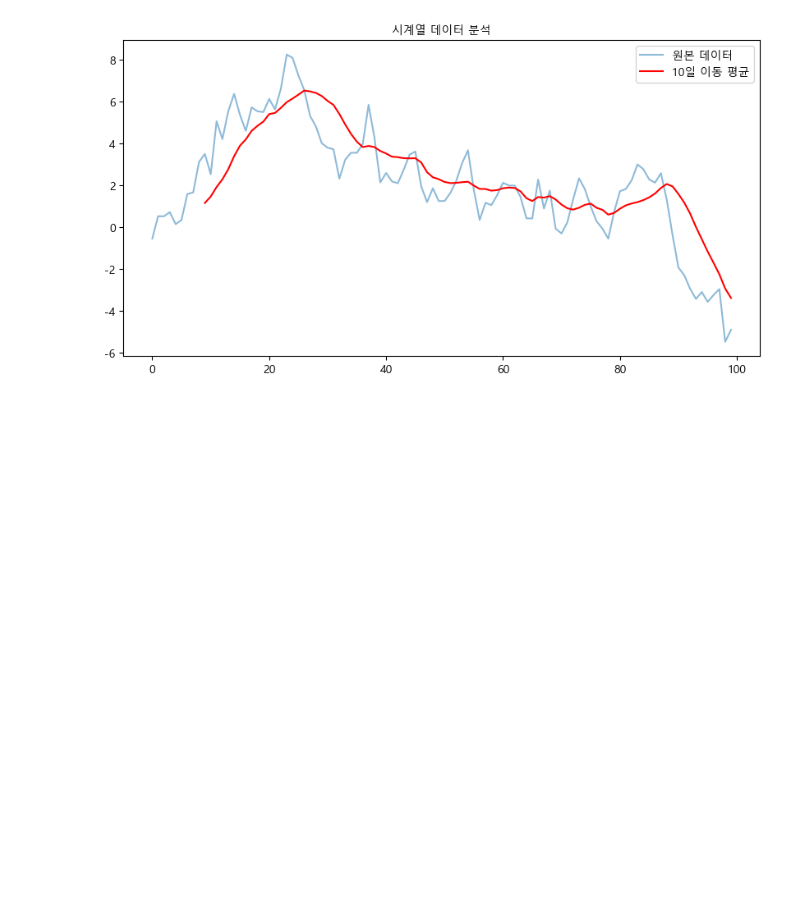
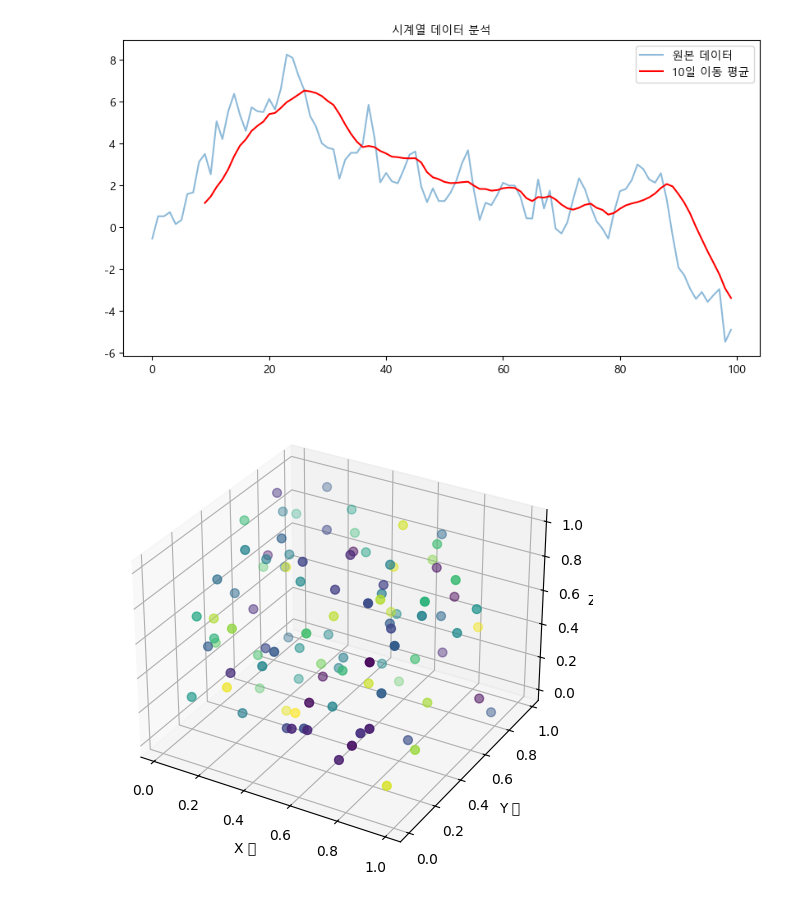
Before and after one commit to yoojiseong/Python-Basic-My, a Jupyter notebook: ch7/matplotlib_test.ipynb, the cells around one changed output. Saved outputs shown, nothing was run; the diff lists cells and outputs as text; code cells hidden in the pictures; blank space fills up the shorter version.

```diff
--- a/ch7/matplotlib_test.ipynb
+++ b/ch7/matplotlib_test.ipynb
@@ -474,3 +474,31 @@ plt.title("시계열 데이터 분석", fontproperties=font_prop)
 plt.show()
 # %% [output]
 [figure]
+# %%
+import matplotlib.pyplot as plt
+import numpy as np
+from mpl_toolkits.mplot3d import Axes3D # 3D 축을 사용하기 위해 꼭 필요합니다.
+
+# 1. Figure와 3D 축 생성
+fig = plt.figure(figsize=(8, 6))
+ax = fig.add_subplot(111, projection='3d') # projection='3d'가 핵심!
+
+# 2. 3D 데이터 준비
+# np.random.rand(100) -> 0과 1 사이의 난수 100개 생성
+x = np.random.rand(100)
+y = np.random.rand(100)
+z = np.random.rand(100)
+colors = np.random.rand(100) # 각 점에 다른 색상을 주기 위함
+
+# 3. 3D 산점도 그리기
+ax.scatter(x, y, z, c=colors, marker='o', s=40, cmap='viridis')
+
+# 4. 축 레이블 설정
+ax.set_xlabel('X 축')
+ax.set_ylabel('Y 축')
+ax.set_zlabel('Z 축')
+
+# 5. 그래프 보여주기
+plt.show()
+# %% [output]
+[figure, added]
```
Also changed, not shown: 4 other files.
